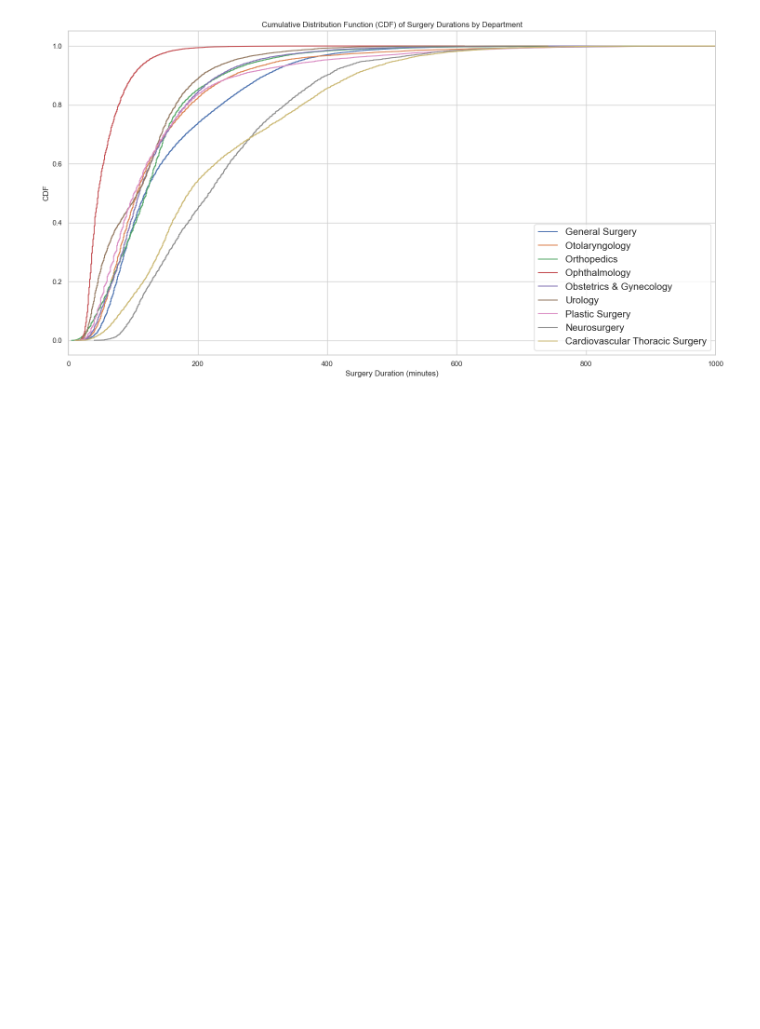
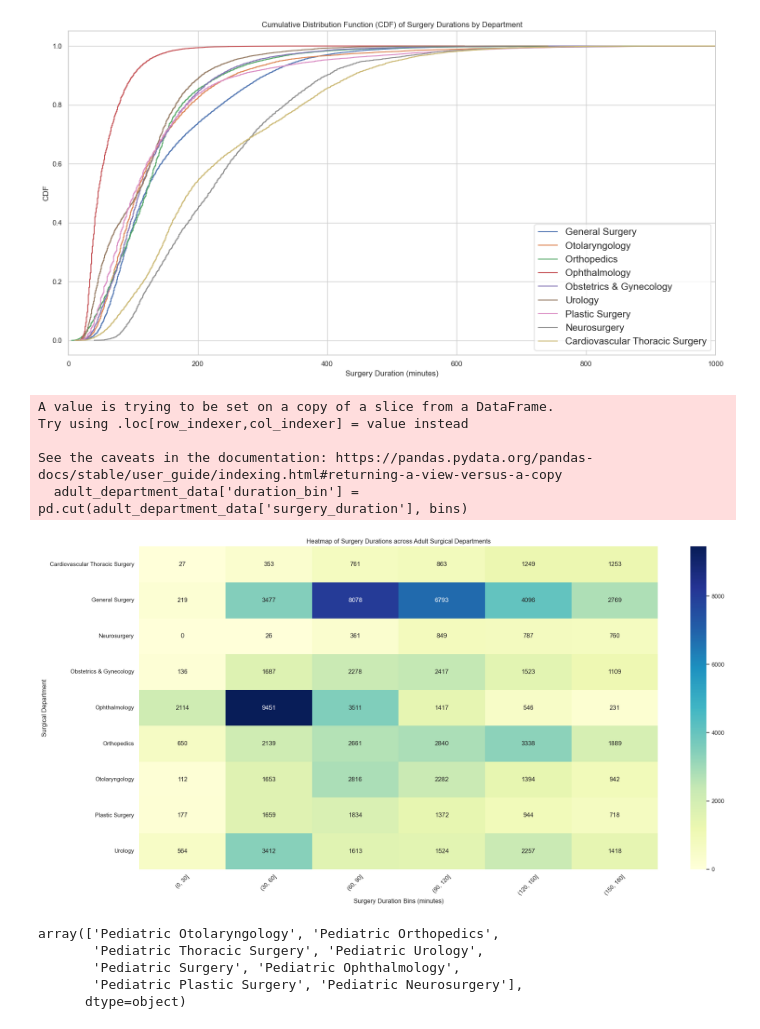
Before and after one commit to devguno/Surgical-Duration-Prediction, a Jupyter notebook: eda.ipynb, the cells around one changed output. Saved outputs shown, nothing was run; the diff lists cells and outputs as text; code cells hidden in the pictures; blank space fills up the shorter version.

```diff
--- a/eda.ipynb
+++ b/eda.ipynb
@@ -98,3 +109,52 @@ plt.tight_layout()
 plt.show()
 # %% [output]
 [figure]
+# %%
+import numpy as np
+
+# Creating a pivot table for the heatmap
+# Using surgery_duration as values, surgical_department as rows, and creating bins for surgery_duration as columns
+bins = np.arange(0, 180 + 30, 30)  # Binning in 30-minute intervals up to 800 minutes
+adult_department_data['duration_bin'] = pd.cut(adult_department_data['surgery_duration'], bins)
+
+heatmap_data = adult_department_data.pivot_table(index='surgical_department',
+                                                 columns='duration_bin',
+                                                 values='surgery_duration',
+                                                 aggfunc='count',
+                                                 fill_value=0)
+
+# Creating the heatmap
+plt.figure(figsize=(20, 10))
+sns.heatmap(heatmap_data, annot=True, fmt="d", cmap="YlGnBu")
+plt.title('Heatmap of Surgery Durations across Adult Surgical Departments')
+plt.xlabel('Surgery Duration Bins (minutes)')
+plt.ylabel('Surgical Department')
+plt.xticks(rotation=45)
+plt.yticks(rotation=0)
+plt.tight_layout()
+
+# Displaying the plot
+plt.show()
+# %% [output]
+A value is trying to be set on a copy of a slice from a DataFrame.
+Try using .loc[row_indexer,col_indexer] = value instead
+
+See the caveats in the documentation: https://pandas.pydata.org/pandas-docs/stable/user_guide/indexing.html#returning-a-view-versus-a-copy
+  adult_department_data['duration_bin'] = pd.cut(adult_department_data['surgery_duration'], bins)
+[figure, added]
+# %%
+# Categorizing 'surgical_department' into Pediatric and Adult
+df['surgical_department_category'] = df['surgical_department'].apply(lambda x: 'Pediatric' if 'Pediatric' in x else 'Adult')
+
+# Separating the dataset for Pediatric surgical departments based on 'surgical_department'
+pediatric_department_data = df[df['surgical_department_category'] == 'Pediatric']
+unique_pediatric_surgical_departments = pediatric_department_data['surgical_department'].unique()
+
+# Displaying unique pediatric departments for confirmation
+unique_pediatric_surgical_departments
+# %% [output]
+array(['Pediatric Otolaryngology', 'Pediatric Orthopedics',
+       'Pediatric Thoracic Surgery', 'Pediatric Urology',
+       'Pediatric Surgery', 'Pediatric Ophthalmology',
+       'Pediatric Plastic Surgery', 'Pediatric Neurosurgery'],
+      dtype=object)
```
Also changed, not shown: parts of 11 cells of this notebook, 1 other file.
